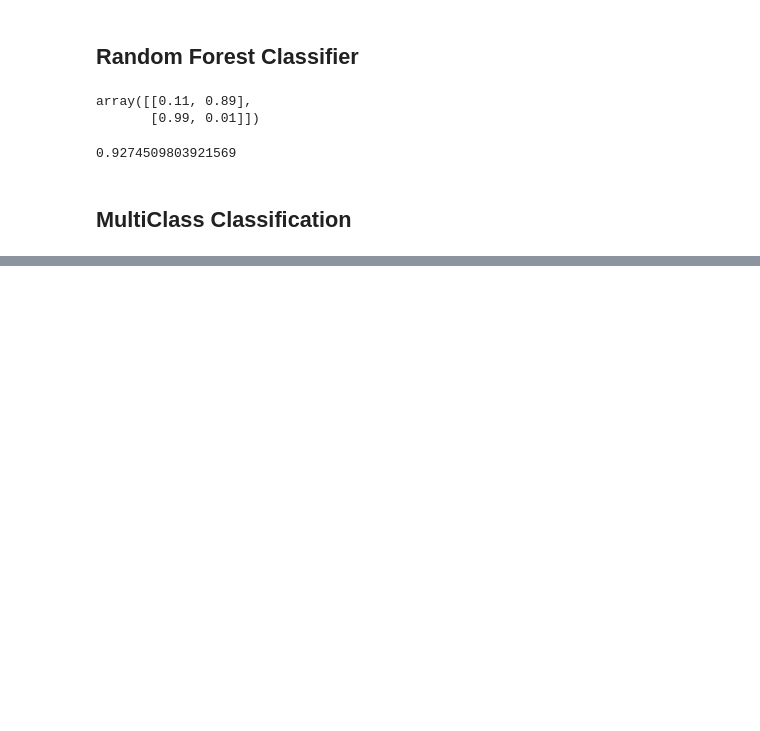
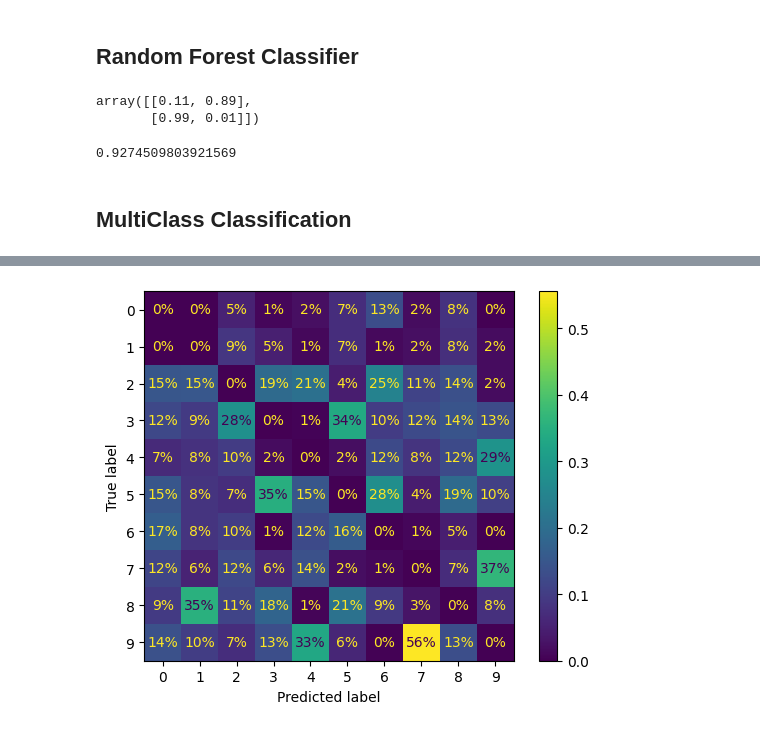
Before and after one commit to ks982579/data-science-1990-california-housing, a Jupyter notebook: mnist-hello-world/main.ipynb, the cells around one changed output, grey strips where cells are left out. Cells and saved outputs as stored; diff of their text form; code cells hidden in the pictures; blank space fills up the shorter version.

```diff
--- a/mnist-hello-world/main.ipynb
+++ b/mnist-hello-world/main.ipynb
@@ -237,0 +324,9 @@ f1_score(y_train_5, y_train_pred_forest)
+# %%
+# 0-weight on correct predictions, normalized 'pred'
+sample_weight = (y_train_pred != y_train)
+ConfusionMatrixDisplay.from_predictions(
+    y_train, y_train_pred, sample_weight=sample_weight, normalize='pred', values_format='.0%'
+)
+plt.show()
+# %% [output]
+[figure, added]
```
Also changed, not shown: parts of 12 cells of this notebook.
